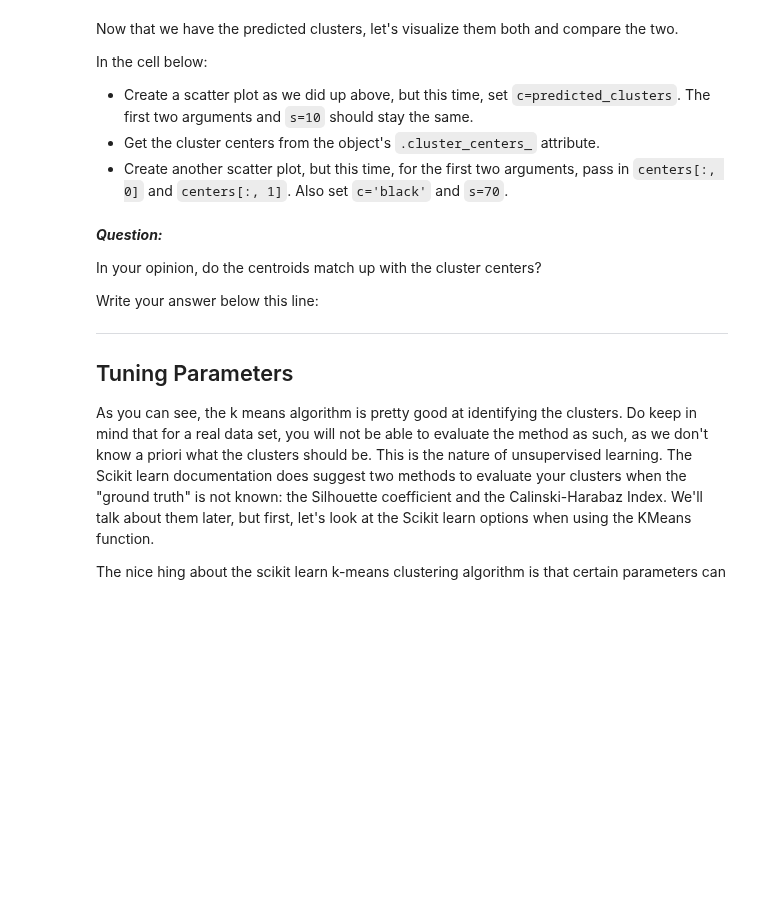
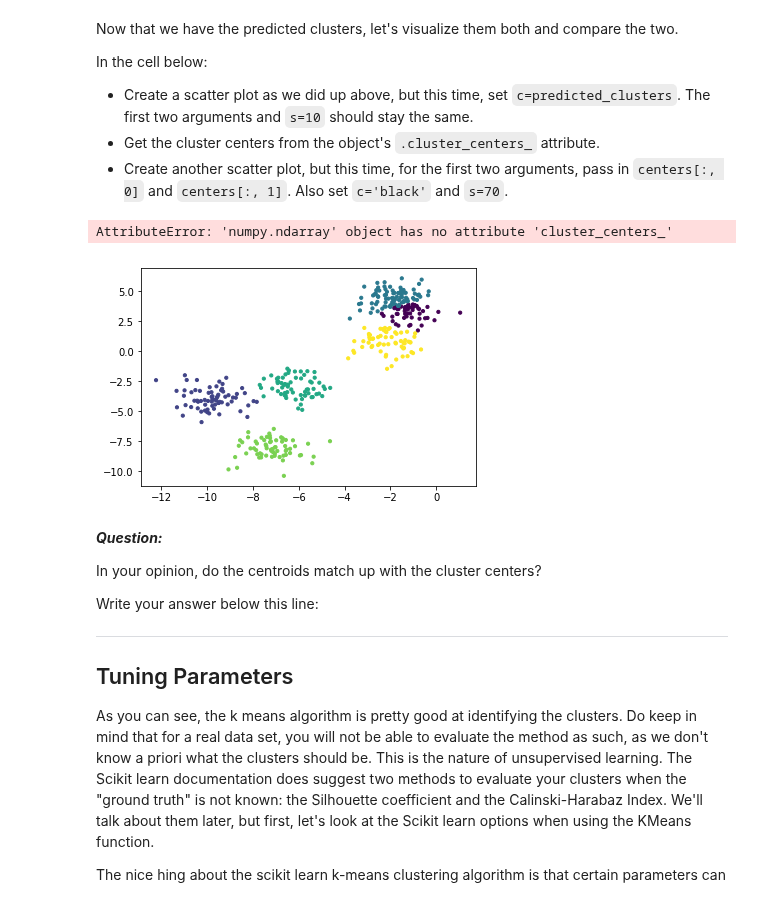
Before and after one commit to evanavaughan/dsc-3-35-04-k-means-clustering-lab-nyc-career-ds-102218, a Jupyter notebook: index.ipynb, the cells around one changed output. Saved outputs shown, nothing was run; the diff lists cells and outputs as text; code cells hidden in the pictures; blank space fills up the shorter version.

```diff
--- a/index.ipynb
+++ b/index.ipynb
@@ -88,10 +88,13 @@ In the cell below:
 * Get the cluster centers from the object's `.cluster_centers_` attribute.
 * Create another scatter plot, but this time, for the first two arguments, pass in `centers[:, 0]` and `centers[:, 1]`. Also set `c='black'` and `s=70`.
 # %%
-plt.scatter(c=)
+
 plt.scatter(X[:, 0], X[:, 1], c=predicted_clusters, s=10)
 
 centers =predicted_clusters.cluster_centers_
+# %% [output]
+AttributeError: 'numpy.ndarray' object has no attribute 'cluster_centers_'
+[figure, added]
 # %%
 plt.scatter(centers[:, 0], centers[:, 1], c=black, s=70)
 # %% [markdown]
```
